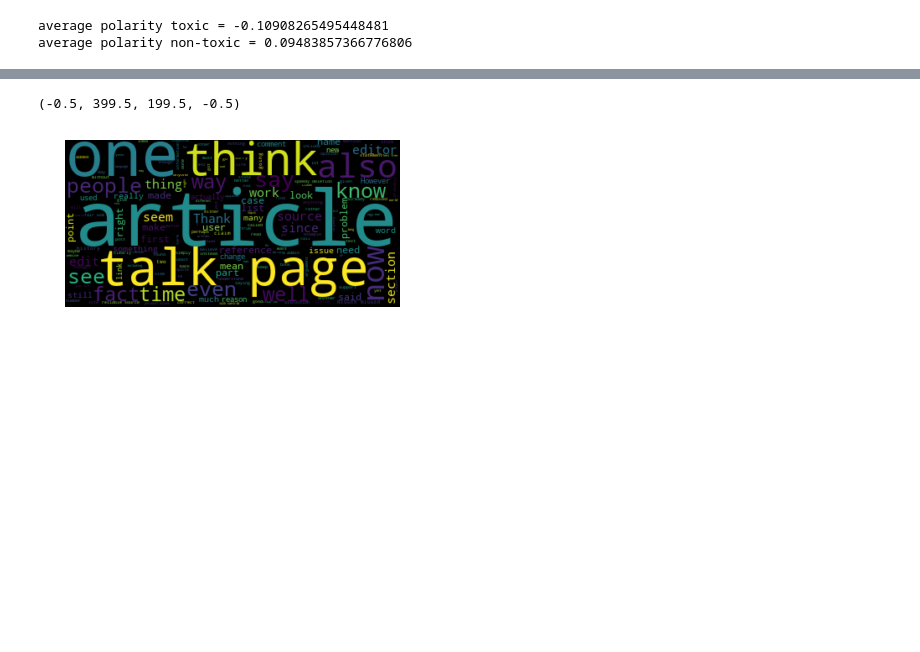
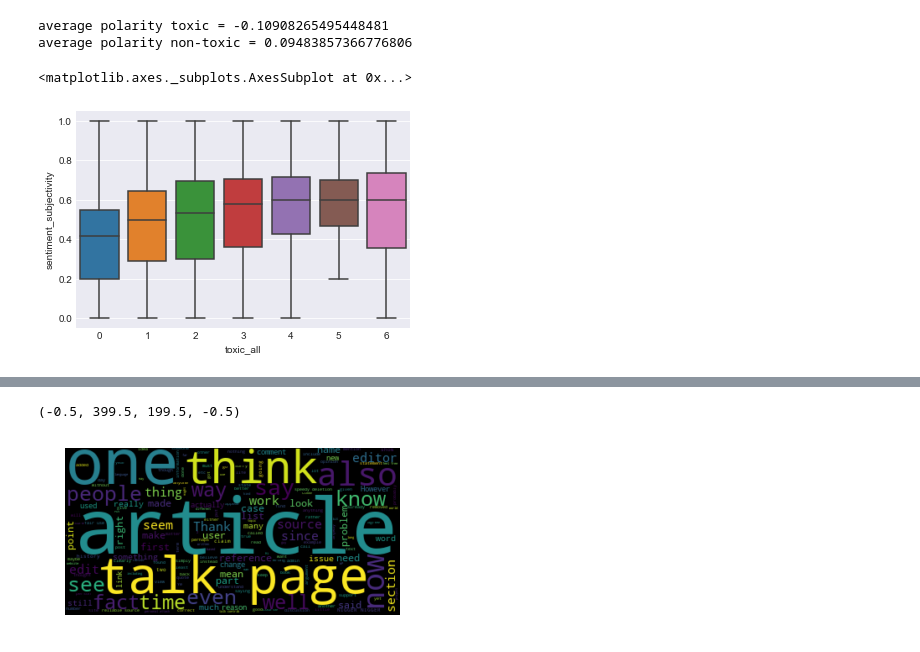
Before and after one commit to bay-area-dataphiles/toxic-comments, a Jupyter notebook: eda/ToxicCommentClassification.ipynb, the cells around one changed output, grey strips where cells are left out. Saved outputs shown, nothing was run; the diff lists cells and outputs as text; code cells hidden in the pictures; blank space fills up the shorter version.

```diff
--- a/eda/ToxicCommentClassification.ipynb
+++ b/eda/ToxicCommentClassification.ipynb
@@ -223,3 +225,11 @@ print('average polarity non-toxic = ' + str(np.mean(train.sentiment_polarity[tra
 # %% [output]
 average polarity toxic = -0.10908265495448481
 average polarity non-toxic = 0.09483857366776806
+# %%
+#sentiment subjectivity boxplot, the more tags the higher the subjectivity
+
+train['toxic_all'] = train['toxic'] + train['severe_toxic'] + train['obscene'] + train['threat'] + train['insult'] + train['identity_hate']
+sns.boxplot(x = train['toxic_all'], y = train['sentiment_subjectivity'], showfliers = False)
+# %% [output]
+<matplotlib.axes._subplots.AxesSubplot at 0x...>
+[figure, added]
```
Also changed, not shown: parts of 10 cells of this notebook.
